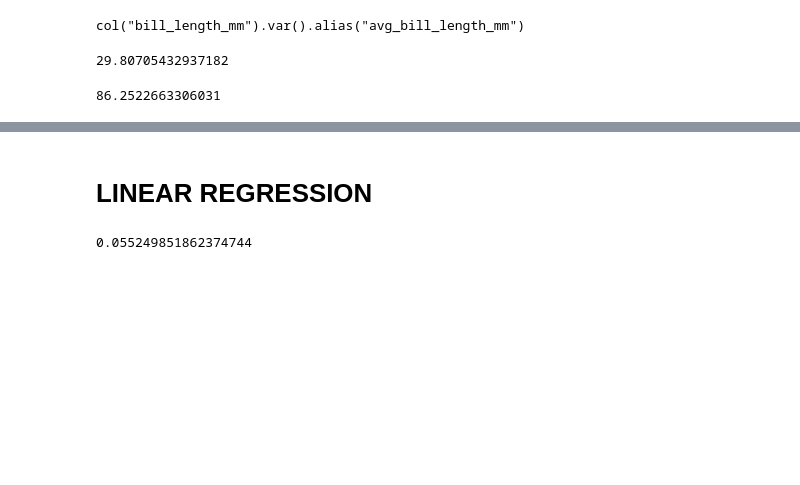
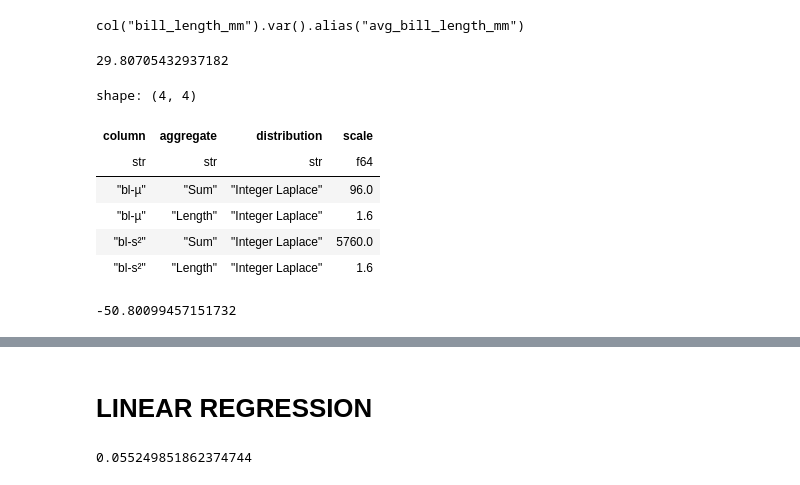
Before and after one commit to PaulineMauryL/dev-dp-lomas, a Jupyter notebook: opendp-0-14-features-penguin.ipynb, the cells around one changed output, grey strips where cells are left out. Drawn from its saved outputs; the diff is of its cells as text; code cells hidden in the pictures; blank space fills up the shorter version.

Commit message:
variance  scale and optimisation

```diff
--- a/opendp-0-14-features-penguin.ipynb
+++ b/opendp-0-14-features-penguin.ipynb
@@ -702,7 +702,7 @@ col("bill_length_mm").var().alias("avg_bill_length_mm")
 # %%
 var_query = (
     context.query()
-    .with_columns(pl.col.bill_length_mm.fill_nan(43.72).fill_null(43.72))
+    .with_columns(pl.col.bill_length_mm.fill_nan(43.0).fill_null(43.0))
     .select([
         pl.col.bill_length_mm.cast(int).dp.mean((30.0, 60.0)).alias("bl-µ"),
         (
@@ -710,10 +710,20 @@ var_query = (
         ).dp.mean(bounds=(30**2, 60**2)).alias('bl-s²')
     ])
 )
+# %%
+var_query.summarize()
+# %% [output]
+shape: (4, 4)
+| column | aggregate | distribution | scale |
+| str | str | str | f64 |
+| "bl-µ" | "Sum" | "Integer Laplace" | 96.0 |
+| "bl-µ" | "Length" | "Integer Laplace" | 1.6 |
+| "bl-s²" | "Sum" | "Integer Laplace" | 5760.0 |
+| "bl-s²" | "Length" | "Integer Laplace" | 1.6 |
 # %%
 res = var_query.release().collect()
 # %%
 bl_variance = res["bl-s²"].item() - res["bl-µ"].item()**2
 bl_variance
 # %% [output]
-86.2522663306031
+-50.80099457151732
```
Also changed, not shown: parts of 31 cells of this notebook.
